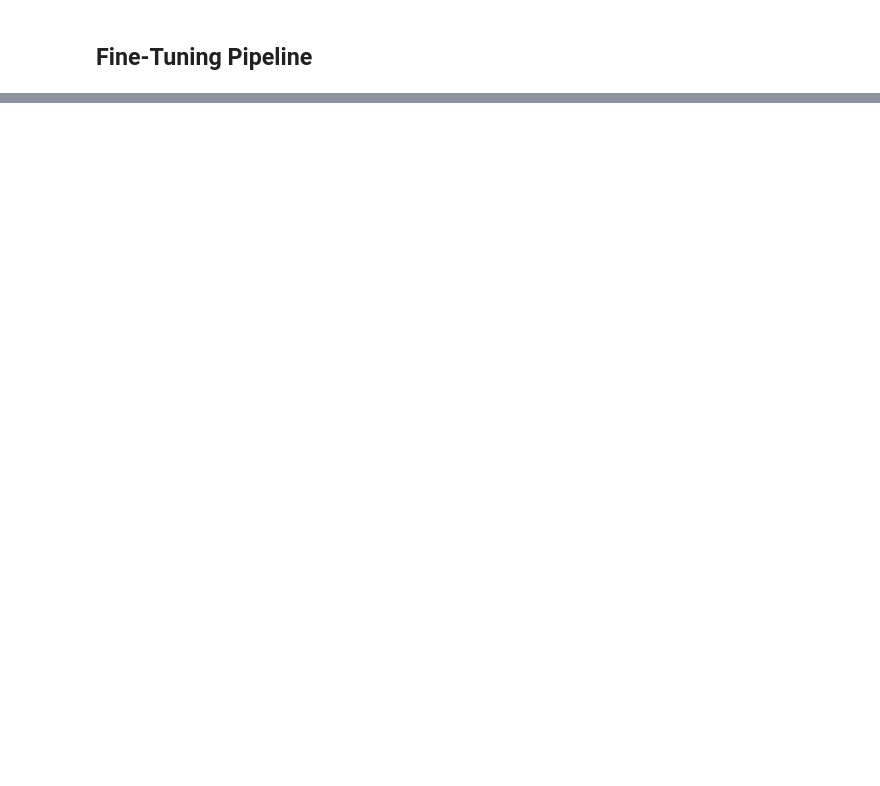
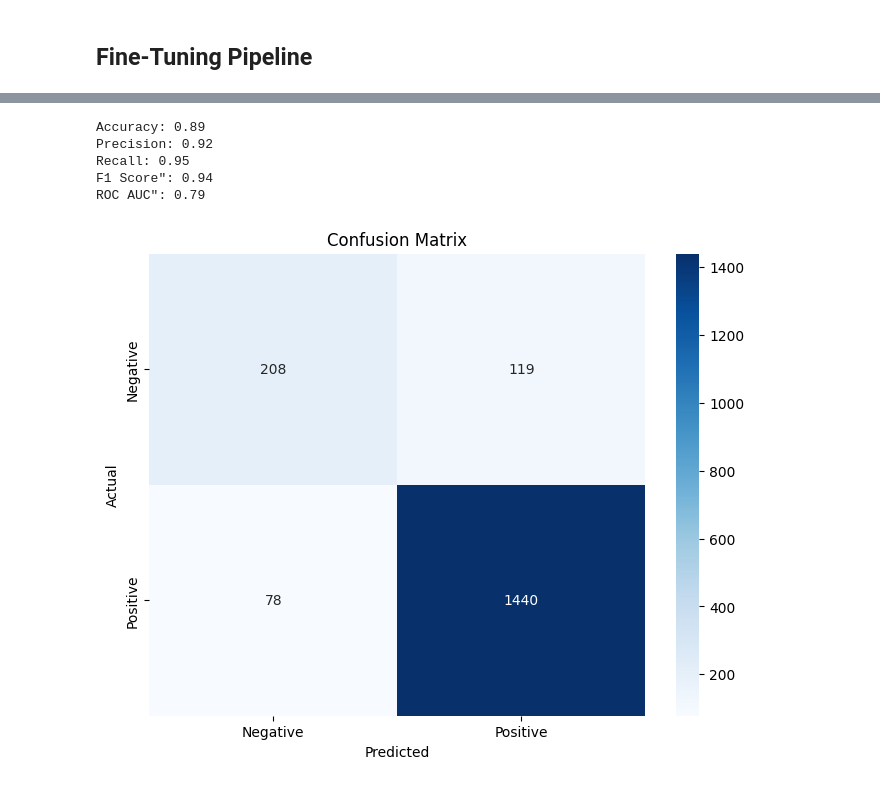
Before and after one commit to norrateng/dsnd-pipelines-project, a Jupyter notebook: starter/starter.ipynb, the cells around one changed output, grey strips where cells are left out. Cells and saved outputs as stored; diff of their text form; code cells hidden in the pictures; blank space fills up the shorter version.

```diff
--- a/starter/starter.ipynb
+++ b/starter/starter.ipynb
@@ -790,0 +705,26 @@ Based on the metrics evaluated, we will conduct further fine-tuning on our Logis
+# %%
+my_distributions = dict(
+    logisticregression__solver=[
+        'liblinear',
+        'saga',
+    ],
+    logisticregression__C=[
+        0.01,
+        0.1,
+        1,
+        10
+    ],
+)
+
+param_search = RandomizedSearchCV(
+    estimator=model_pipeline_log,
+    param_distributions=my_distributions,
+    n_iter=6,     # Try 6 different combinations of parameters
+    cv=5,         # Use 5-fold cross-validation
+    n_jobs=-1,    # Use all available processors (for multiprocessing)
+    refit=True,   # Refit the model using the best parameters found
+    verbose=3,    # Output of parameters, score, time
+    random_state=546,
+)
+# %%
+param_search.fit(X_train, y_train)
@@ -790,0 +754,3 @@ Based on the metrics evaluated, we will conduct further fine-tuning on our Logis
+# %%
+model_best = param_search.best_estimator_
+model_best
@@ -790,0 +775,23 @@ Based on the metrics evaluated, we will conduct further fine-tuning on our Logis
+# %%
+# Fit and predict, and evaluate best model
+y_pred_best = fit_and_predict(model_best, X_train, y_train, X_test)
+evaluate(y_test, y_pred_best)
+# %% [output]
+Accuracy: 0.89
+Precision: 0.92
+Recall: 0.95
+F1 Score": 0.94
+ROC AUC": 0.79
+# %%
+# Generate confusion matrix
+cm = confusion_matrix(y_test, y_pred_best)
+
+# Plotting the confusion matrix
+plt.figure(figsize=(8, 6))
+sns.heatmap(cm, annot=True, fmt='d', cmap='Blues', xticklabels=['Negative', 'Positive'], yticklabels=['Negative', 'Positive'])
+plt.ylabel('Actual')
+plt.xlabel('Predicted')
+plt.title('Confusion Matrix')
+plt.show()
+# %% [output]
+[figure, added]
```
Also changed, not shown: parts of 21 cells of this notebook.
